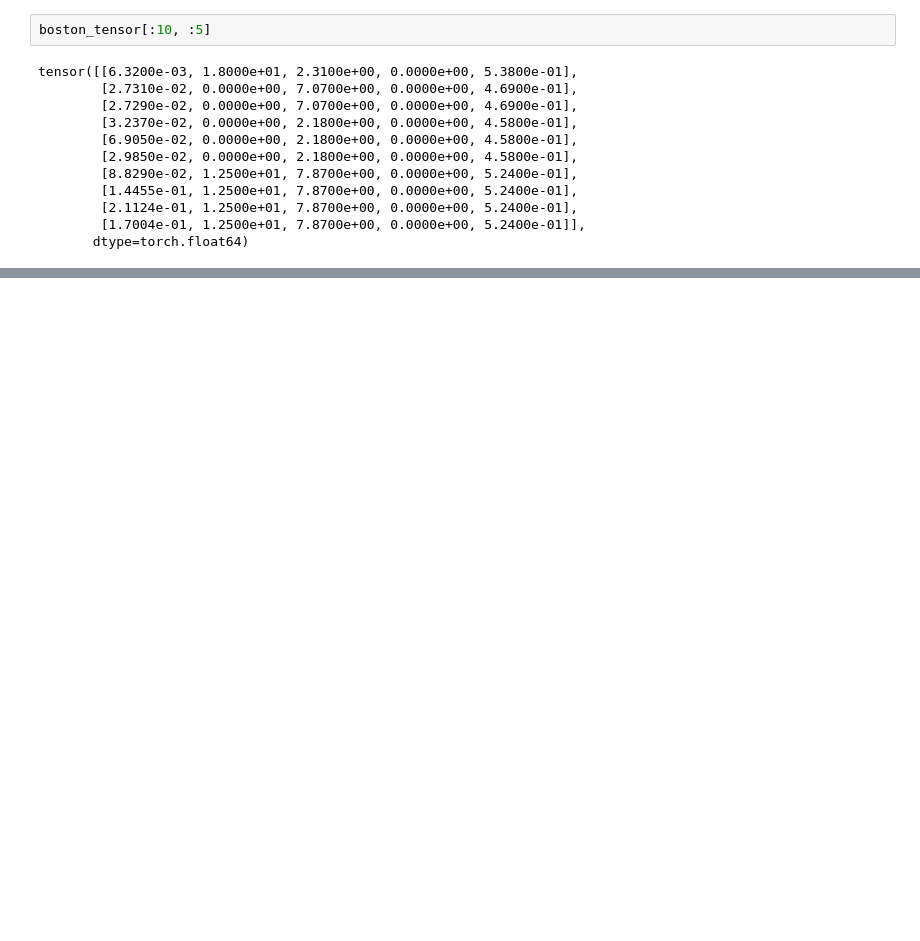
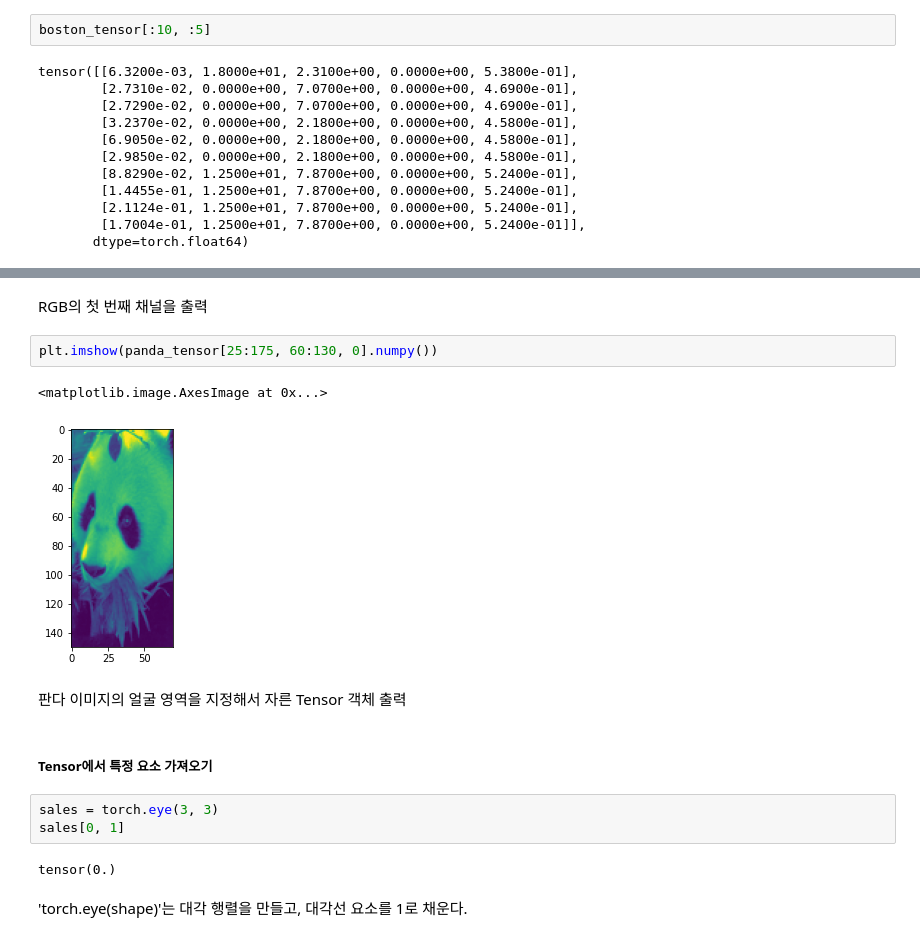
Before and after one commit to Hyyena/Study_DeepLearning_with_PyTorch, a Jupyter notebook: Chapter 02/2. Building Blocks of Neural Networks.ipynb, the cells around one changed output, grey strips where cells are left out. Cells and saved outputs as stored; diff of their text form; blank space fills up the shorter version.

```diff
--- a/Chapter 02/2. Building Blocks of Neural Networks.ipynb
+++ b/Chapter 02/2. Building Blocks of Neural Networks.ipynb
@@ -93,0 +130,18 @@ tensor([[6.3200e-03, 1.8000e+01, 2.3100e+00, 0.0000e+00, 5.3800e-01],
+# %% [markdown]
+RGB의 첫 번째 채널을 출력
+# %%
+plt.imshow(panda_tensor[25:175, 60:130, 0].numpy())
+# %% [output]
+<matplotlib.image.AxesImage at 0x...>
+[figure, added]
+# %% [markdown]
+판다 이미지의 얼굴 영역을 지정해서 자른 Tensor 객체 출력
+# %% [markdown]
+##### Tensor에서 특정 요소 가져오기
+# %%
+sales = torch.eye(3, 3)
+sales[0, 1]
+# %% [output]
+tensor(0.)
+# %% [markdown]
+'torch.eye(shape)'는 대각 행렬을 만들고, 대각선 요소를 1로 채운다.
```
Also changed, not shown: parts of 13 cells of this notebook.
